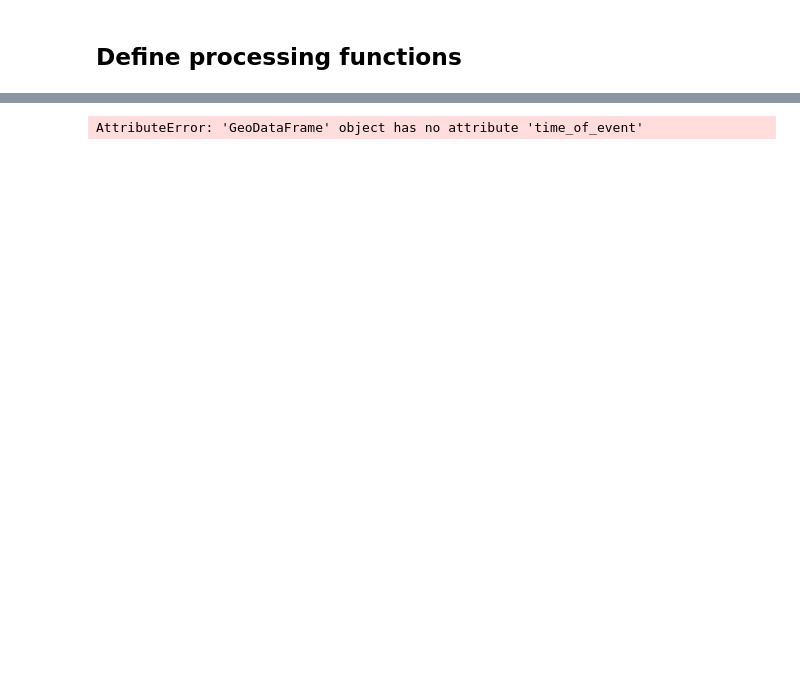
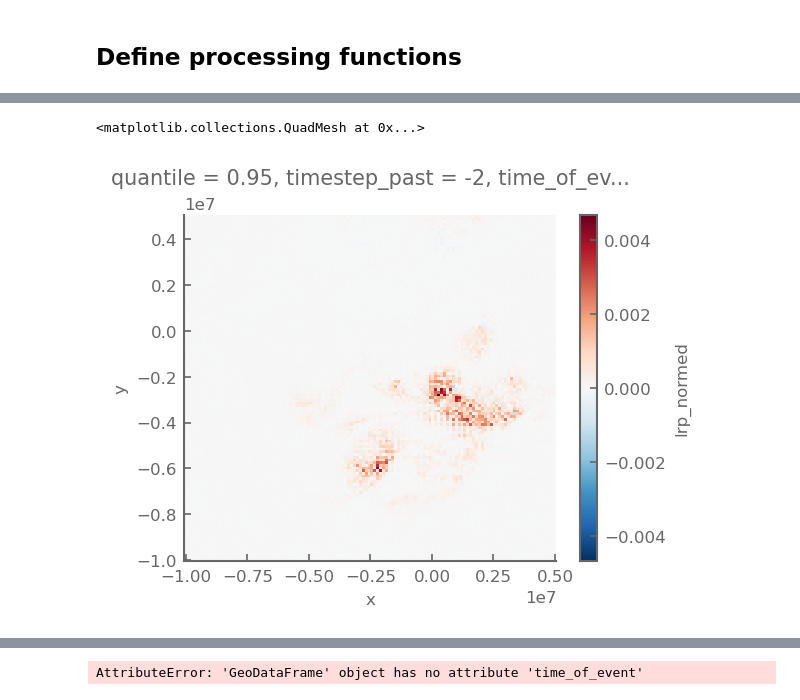
Before and after one commit to rguilcas/predict_rain_norway, a Jupyter notebook: diagnostics_newproj/paper/processing.ipynb, the cells around one changed output, grey strips where cells are left out. Cells and saved outputs as stored; diff of their text form; code cells hidden in the pictures; blank space fills up the shorter version.

```diff
--- a/diagnostics_newproj/paper/processing.ipynb
+++ b/diagnostics_newproj/paper/processing.ipynb
@@ -383,0 +530,5 @@ ValueError: GeoDataFrame contains multiple geometry columns but GeoDataFrame.to_
+# %%
+data.plot()
+# %% [output]
+<matplotlib.collections.QuadMesh at 0x...>
+[figure, added]
```
Also changed, not shown: parts of 16 cells of this notebook, 7 other files.
